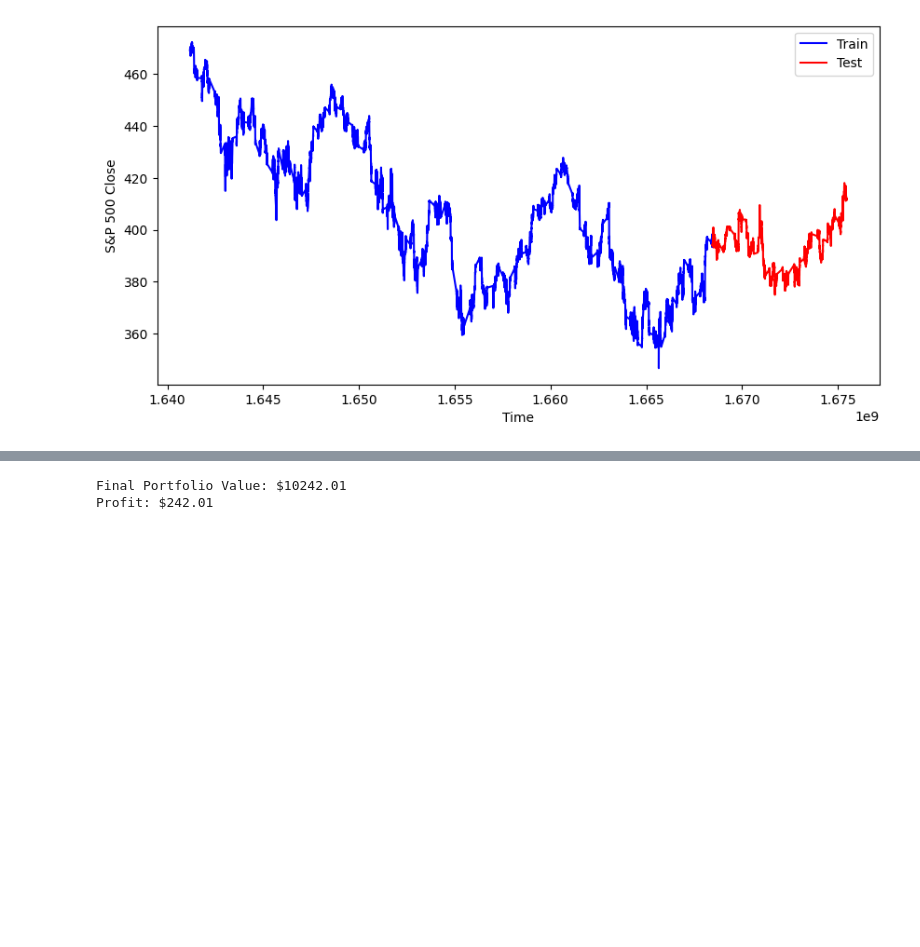
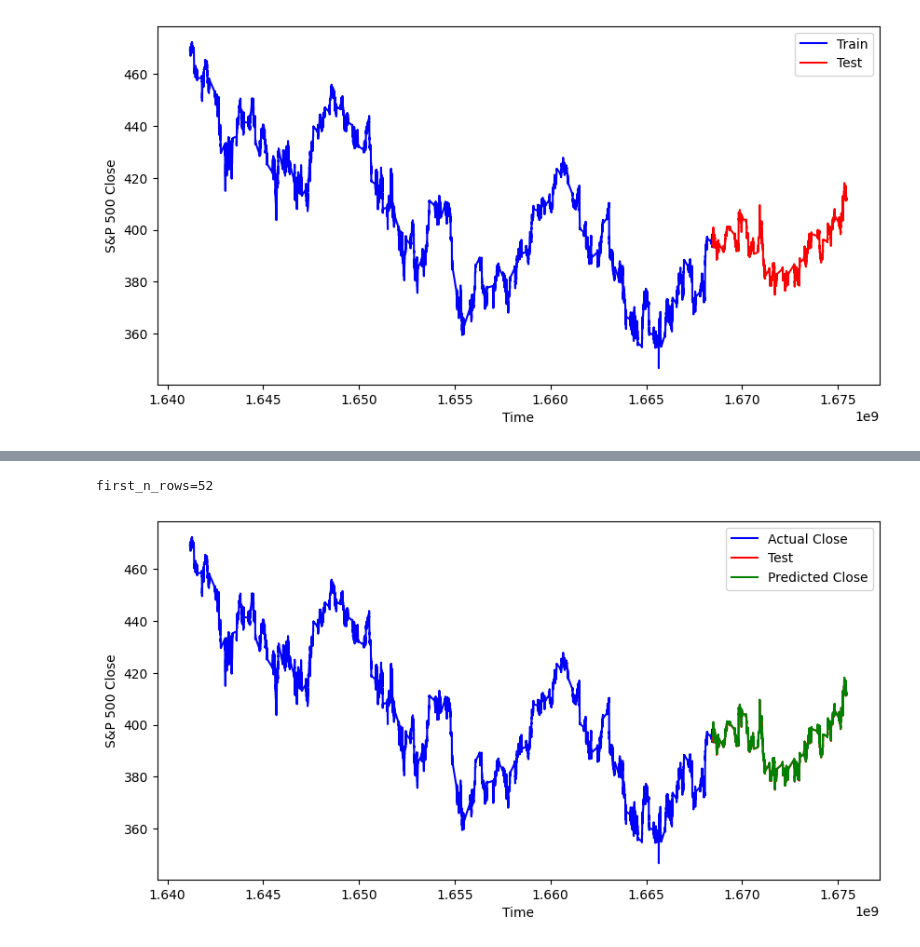
Before and after one commit to yossibatash/tau-final-project, a Jupyter notebook: LSTM_5_min.ipynb, the cells around one changed output, grey strips where cells are left out. Drawn from its saved outputs; the diff is of its cells as text; code cells hidden in the pictures; blank space fills up the shorter version.

```diff
--- a/LSTM_5_min.ipynb
+++ b/LSTM_5_min.ipynb
@@ -259,21 +651,0 @@ numpy.testing.assert_allclose(y_test_pred, y_test_pred_loaded_model, rtol=1e-10,
-# %%
-# Create a result data frame with additional coulmn for predicted close price
-
-# Recreate test data frame with close price
-res_df = data[train_size: (train_size + test_size)]
-
-# # Sanity test check if labels are aligned
-# res_df["y"] = test_labels
-# print(f"Check if close price equal to y -> {res_df['close'].equals(res_df['y'])}")  # Output: True
-
-# Remove rows with out predictions - n=lookback first rows
-res_df = res_df.iloc[lookback-1:]
-
-
-# Add predicted_close_price to res data frame
-predicted_close_price_ls = [i[0] for i  in y_test_pred.tolist()]
-predicted_close_price_ls.append(-1)
-res_df["predicted_close_price"] = predicted_close_price_ls
-
-# No prediction to the last close price on t-1, Remove the last row
-res_df = res_df.iloc[0:-1]
@@ -332,40 +652,18 @@ res_df['close_price_predicted_percentage_change'] = ((res_df['predicted_close_pr
-# %%
-# If close_price_predicted_percentage_change >= -0.5% SELL
-# If close_price_predicted_percentage_change >= 0.5% BUY
-# Else HOLD
-res_df['action'] = np.where(res_df['close_price_predicted_percentage_change'] >= 0.5, 'BUY',
-                            np.where(res_df['close_price_predicted_percentage_change'] >=-0.5, 'HOLD',
-                                     'SELL'))
-# %%
-
-# Trading simulation
-initial_capital = 10000.00
-cash = initial_capital
-holdings = 0.00
-portfolio_value = []
-
-
-for i in range(len(res_df)):
-    close_price = res_df['close'].iloc[i]
-
-    if res_df['action'].iloc[i] == 'BUY' and cash > 0:
-        holdings = cash / close_price
-        cash = 0
-
-    elif res_df['action'].iloc[i] == 'SELL' and holdings > 0:
-        cash = holdings * close_price
-        holdings = 0
-
-    portfolio_value.append(cash + holdings * close_price)  # Calculate portfolio value at each step
-
-res_df['portfolio_value'] = portfolio_value
-
-# print(res_df)
-
-final_value = res_df['portfolio_value'].iloc[-1]
-profit = final_value - initial_capital
-print(f"\nFinal Portfolio Value: ${final_value:.2f}")
-print(f"Profit: ${profit:.2f}")
-# %% [output]
-Final Portfolio Value: $10242.01
-Profit: $242.01
+# %%
+import matplotlib.pyplot as plt
+
+sample_ratio = 0.005
+first_n_rows = int(len(res_df)*sample_ratio)
+print(f"{first_n_rows=}")
+
+plt.figure(figsize=(10, 5))
+plt.plot(train_labels.index, train_labels["close"], label="Actual Close", color="blue")
+plt.plot(test_labels.index, test_labels["close"], label="Test", color="red")
+plt.plot(res_df["predicted_close_price"], label='Predicted Close', color="green")
+plt.xlabel("Time")
+plt.ylabel("S&P 500 Close")
+plt.legend()
+plt.show()
+# %% [output]
+first_n_rows=52
+[figure, added]
```
Also changed, not shown: parts of 25 cells of this notebook, 2 other files.
